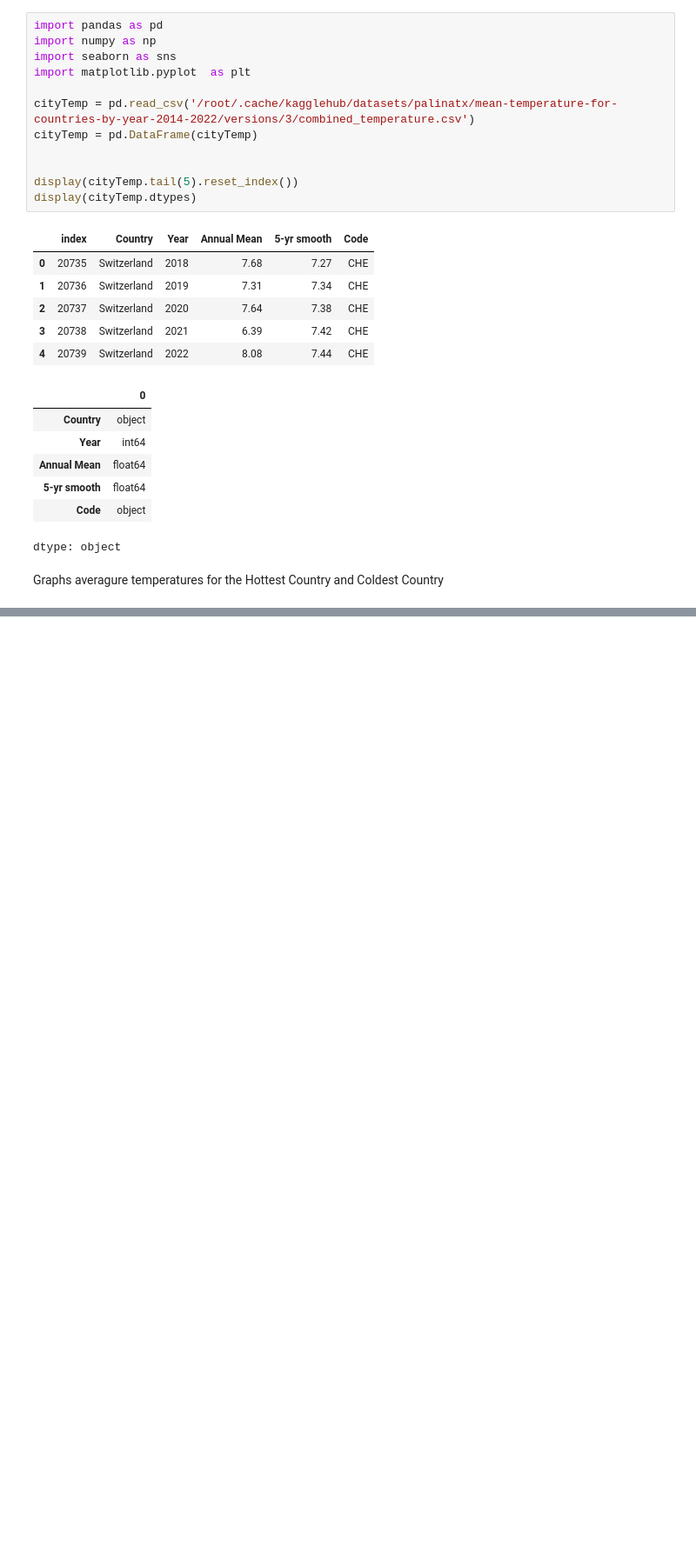
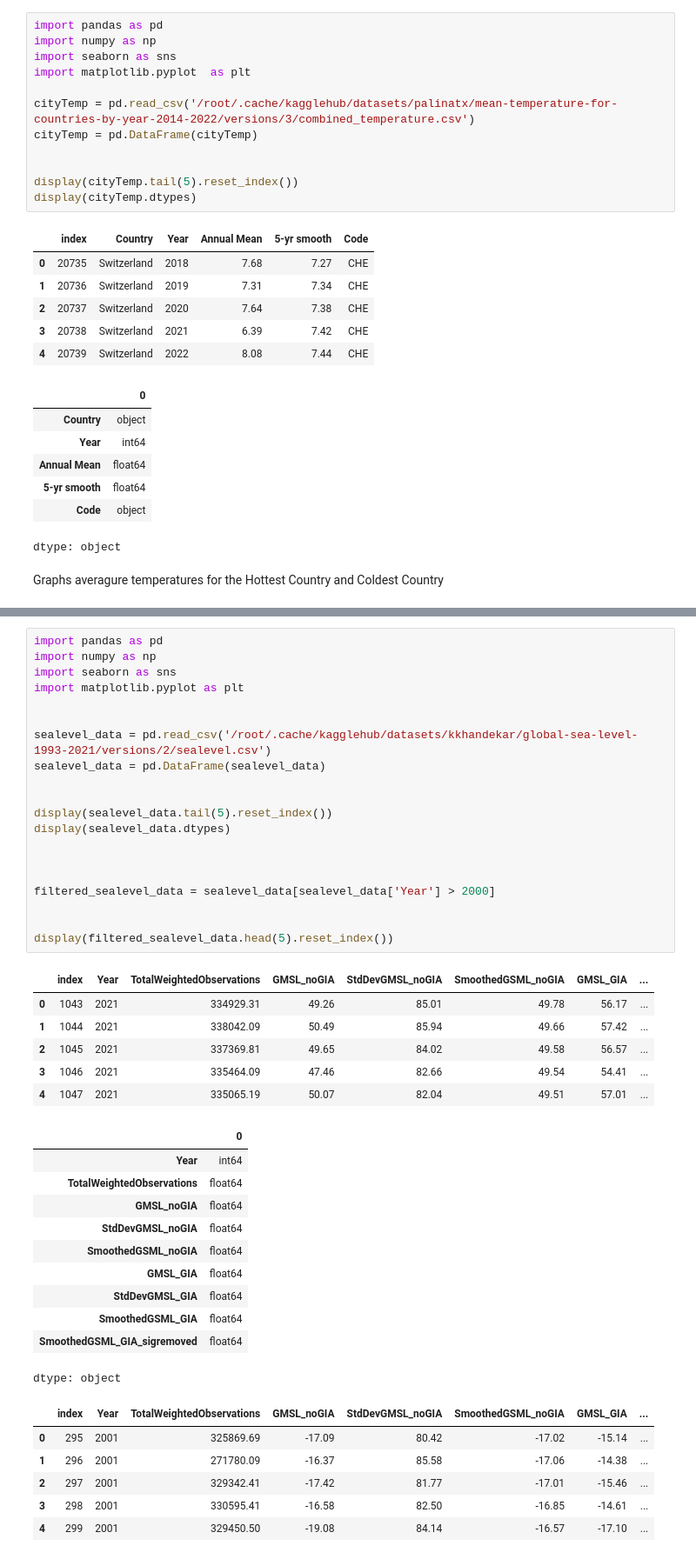
Before and after one commit to TeoTheMayo/DataScienceLondon-Teo, a Jupyter notebook: milestone1.ipynb, the cells around one changed output, grey strips where cells are left out. Shown at 87% size. Cells and saved outputs as stored; diff of their text form; blank space fills up the shorter version.

```diff
--- a/milestone1.ipynb
+++ b/milestone1.ipynb
@@ -83,3 +120,47 @@ Graphs averagure temperatures for the Hottest Country and Coldest Country
+# %%
+import pandas as pd
+import numpy as np
+import seaborn as sns
+import matplotlib.pyplot as plt
+
+
+sealevel_data = pd.read_csv('/root/.cache/kagglehub/datasets/kkhandekar/global-sea-level-1993-2021/versions/2/sealevel.csv')
+sealevel_data = pd.DataFrame(sealevel_data)
+
+
+display(sealevel_data.tail(5).reset_index())
+display(sealevel_data.dtypes)
+
+
+
+filtered_sealevel_data = sealevel_data[sealevel_data['Year'] > 2000]
+
+
+display(filtered_sealevel_data.head(5).reset_index())
+# %% [output]
+|  | index | Year | TotalWeightedObservations | GMSL_noGIA | StdDevGMSL_noGIA | SmoothedGSML_noGIA | GMSL_GIA | ... |
+| 0 | 1043 | 2021 | 334929.31 | 49.26 | 85.01 | 49.78 | 56.17 | ... |
+| 1 | 1044 | 2021 | 338042.09 | 50.49 | 85.94 | 49.66 | 57.42 | ... |
+| 2 | 1045 | 2021 | 337369.81 | 49.65 | 84.02 | 49.58 | 56.57 | ... |
+| 3 | 1046 | 2021 | 335464.09 | 47.46 | 82.66 | 49.54 | 54.41 | ... |
+| 4 | 1047 | 2021 | 335065.19 | 50.07 | 82.04 | 49.51 | 57.01 | ... |
+|  | 0 |
+| Year | int64 |
+| TotalWeightedObservations | float64 |
+| GMSL_noGIA | float64 |
+| StdDevGMSL_noGIA | float64 |
+| SmoothedGSML_noGIA | float64 |
+| GMSL_GIA | float64 |
+| StdDevGMSL_GIA | float64 |
+| SmoothedGSML_GIA | float64 |
+| SmoothedGSML_GIA_sigremoved | float64 |
+dtype: object
+|  | index | Year | TotalWeightedObservations | GMSL_noGIA | StdDevGMSL_noGIA | SmoothedGSML_noGIA | GMSL_GIA | ... |
+| 0 | 295 | 2001 | 325869.69 | -17.09 | 80.42 | -17.02 | -15.14 | ... |
+| 1 | 296 | 2001 | 271780.09 | -16.37 | 85.58 | -17.06 | -14.38 | ... |
+| 2 | 297 | 2001 | 329342.41 | -17.42 | 81.77 | -17.01 | -15.46 | ... |
+| 3 | 298 | 2001 | 330595.41 | -16.58 | 82.50 | -16.85 | -14.61 | ... |
+| 4 | 299 | 2001 | 329450.50 | -19.08 | 84.14 | -16.57 | -17.10 | ... |
 # %%
 hottest_country = cityTemp.groupby('Country')['Annual Mean'].mean().idxmax()
 coldest_country = cityTemp.groupby('Country')['Annual Mean'].mean().idxmin()
```
Also changed, not shown: parts of 9 cells of this notebook.
